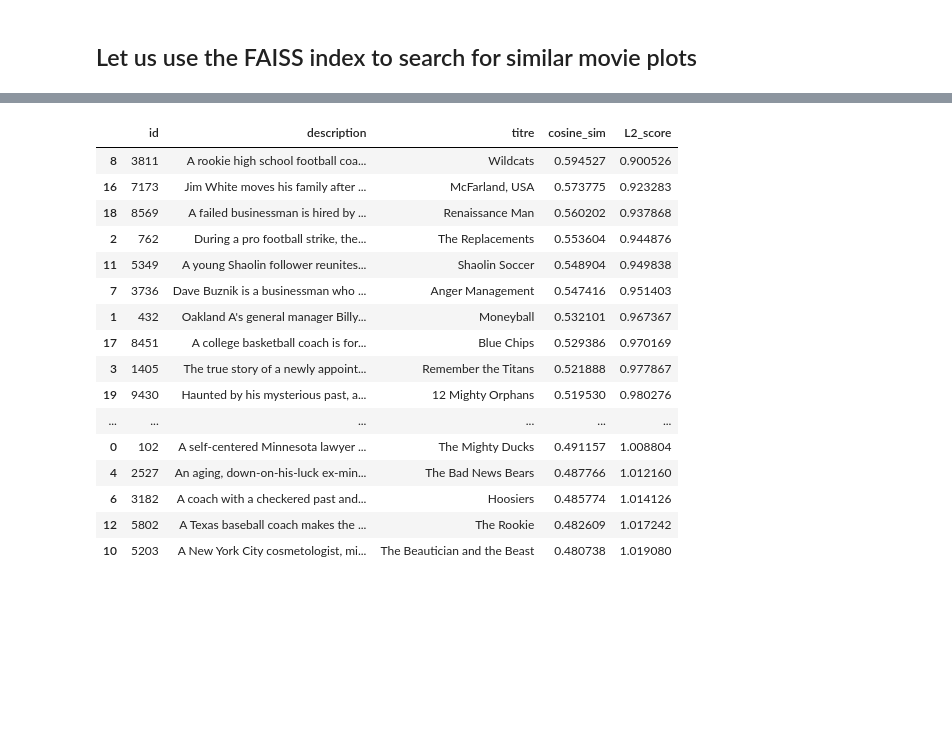
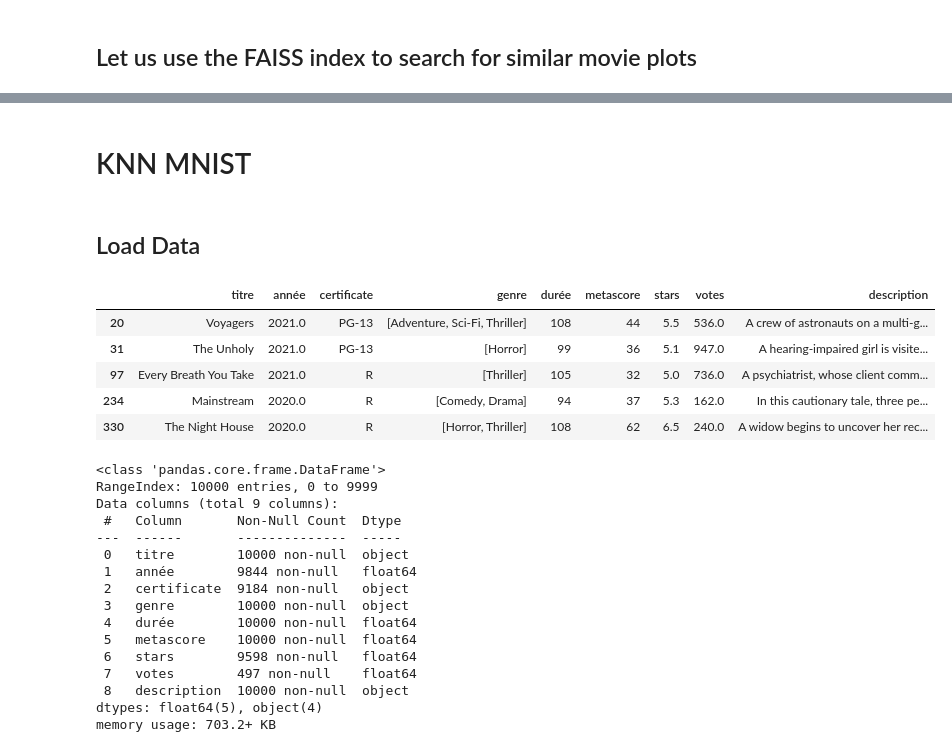
Before and after one commit to ManonDBT/Amelioration_IA, a Jupyter notebook: Nouveau E2 /recommandation_movie.ipynb, the cells around one changed output, grey strips where cells are left out. Saved outputs shown, nothing was run; the diff lists cells and outputs as text; code cells hidden in the pictures; blank space fills up the shorter version.

```diff
--- a/Nouveau E2 /recommandation_movie.ipynb
+++ b/Nouveau E2 /recommandation_movie.ipynb
@@ -127,23 +115,38 @@ search_result
 # %%
-query="Former Football player  to train an  football team"
+query="war"
 search_result=searchFAISSIndex(imdb_movies,"id",query,index,nprobe=10,model=model,topk=20)
 search_result=search_result[['id','description','titre','cosine_sim','L2_score']]
 search_result
-# %% [output]
-|  | id | description | titre | cosine_sim | L2_score |
-| 8 | 3811 | A rookie high school football coa... | Wildcats | 0.594527 | 0.900526 |
-| 16 | 7173 | Jim White moves his family after ... | McFarland, USA | 0.573775 | 0.923283 |
-| 18 | 8569 | A failed businessman is hired by ... | Renaissance Man | 0.560202 | 0.937868 |
-| 2 | 762 | During a pro football strike, the... | The Replacements | 0.553604 | 0.944876 |
-| 11 | 5349 | A young Shaolin follower reunites... | Shaolin Soccer | 0.548904 | 0.949838 |
-| 7 | 3736 | Dave Buznik is a businessman who ... | Anger Management | 0.547416 | 0.951403 |
-| 1 | 432 | Oakland A's general manager Billy... | Moneyball | 0.532101 | 0.967367 |
-| 17 | 8451 | A college basketball coach is for... | Blue Chips | 0.529386 | 0.970169 |
-| 3 | 1405 | The true story of a newly appoint... | Remember the Titans | 0.521888 | 0.977867 |
-| 19 | 9430 | Haunted by his mysterious past, a... | 12 Mighty Orphans | 0.519530 | 0.980276 |
-| ... | ... | ... | ... | ... | ... |
-| 0 | 102 | A self-centered Minnesota lawyer ... | The Mighty Ducks | 0.491157 | 1.008804 |
-| 4 | 2527 | An aging, down-on-his-luck ex-min... | The Bad News Bears | 0.487766 | 1.012160 |
-| 6 | 3182 | A coach with a checkered past and... | Hoosiers | 0.485774 | 1.014126 |
-| 12 | 5802 | A Texas baseball coach makes the ... | The Rookie | 0.482609 | 1.017242 |
-| 10 | 5203 | A New York City cosmetologist, mi... | The Beautician and the Beast | 0.480738 | 1.019080 |
+# %% [markdown]
+# KNN MNIST
+# %% [markdown]
+## Load Data
+# %%
+imdb_movies_knn = imdb_movies
+imdb_movies_knn.head()
+# %% [output]
+|  | titre | année | certificate | genre | durée | metascore | stars | votes | description |
+| 20 | Voyagers | 2021.0 | PG-13 | [Adventure, Sci-Fi, Thriller] | 108 | 44 | 5.5 | 536.0 | A crew of astronauts on a multi-g... |
+| 31 | The Unholy | 2021.0 | PG-13 | [Horror] | 99 | 36 | 5.1 | 947.0 | A hearing-impaired girl is visite... |
+| 97 | Every Breath You Take | 2021.0 | R | [Thriller] | 105 | 32 | 5.0 | 736.0 | A psychiatrist, whose client comm... |
+| 234 | Mainstream | 2020.0 | R | [Comedy, Drama] | 94 | 37 | 5.3 | 162.0 | In this cautionary tale, three pe... |
+| 330 | The Night House | 2020.0 | R | [Horror, Thriller] | 108 | 62 | 6.5 | 240.0 | A widow begins to uncover her rec... |
+# %%
+imdb_movies_knn.info()
+# %% [output]
+<class 'pandas.core.frame.DataFrame'>
+RangeIndex: 10000 entries, 0 to 9999
+Data columns (total 9 columns):
+ #   Column       Non-Null Count  Dtype
+---  ------       --------------  -----
+ 0   titre        10000 non-null  object
+ 1   année        9844 non-null   float64
+ 2   certificate  9184 non-null   object
+ 3   genre        10000 non-null  object
+ 4   durée        10000 non-null  float64
+ 5   metascore    10000 non-null  float64
+ 6   stars        9598 non-null   float64
+ 7   votes        497 non-null    float64
+ 8   description  10000 non-null  object
+dtypes: float64(5), object(4)
+memory usage: 703.2+ KB
```
Also changed, not shown: parts of 32 cells of this notebook, 2 other files.
